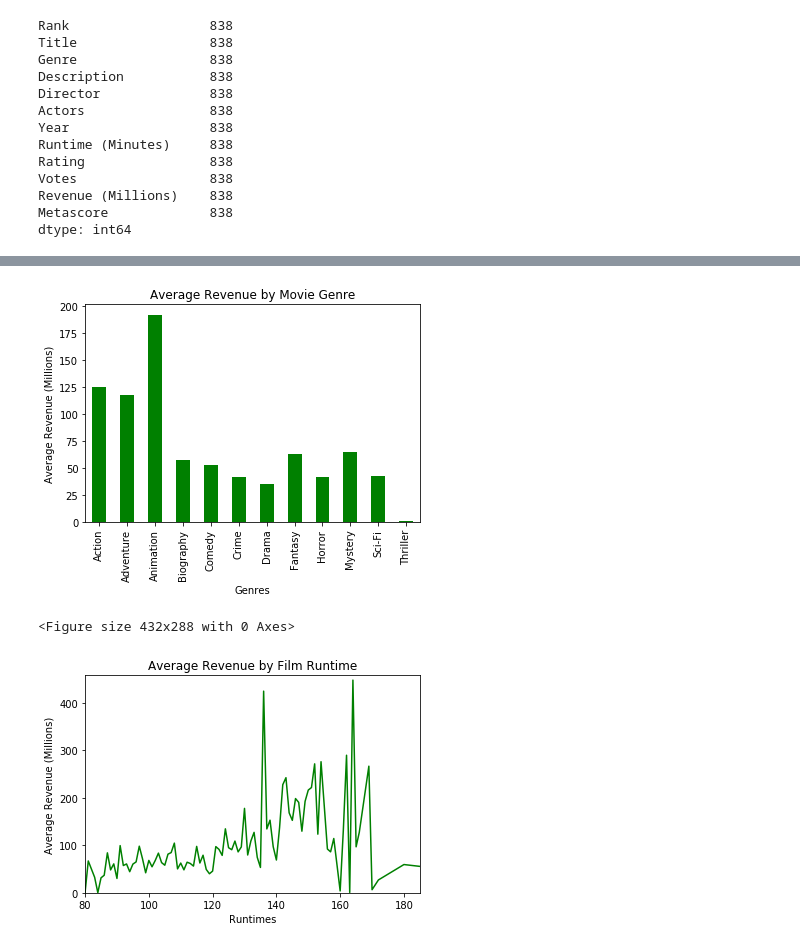
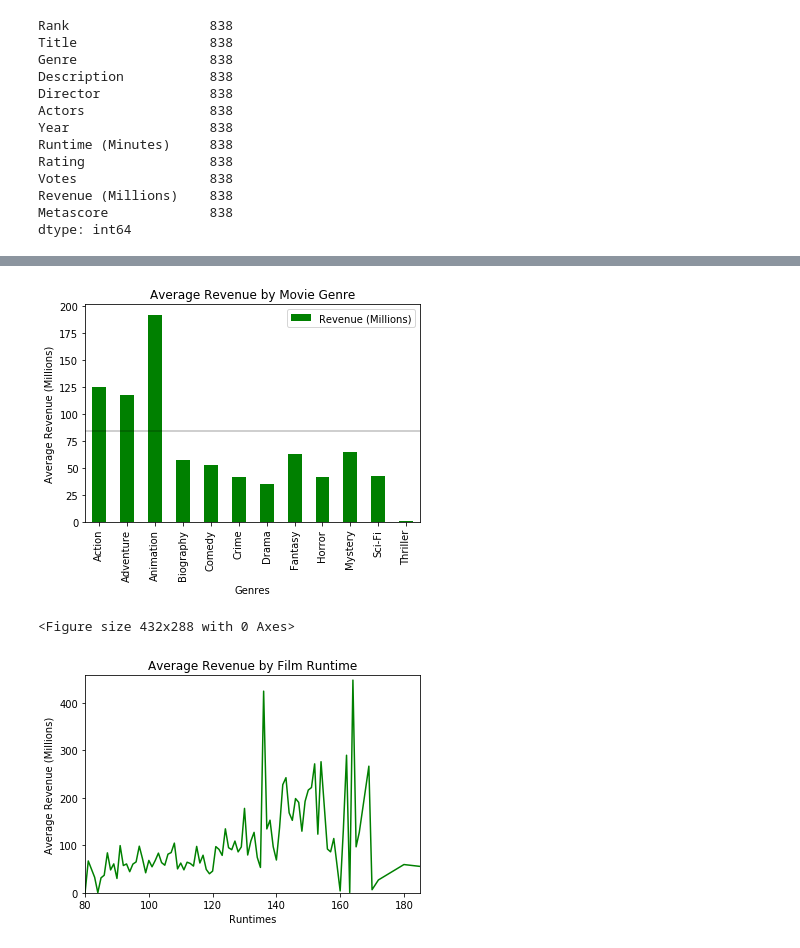
Before and after one commit to Abno-Distro-Group/final_project, a Jupyter notebook: Data Analysis and Visulations.ipynb, the cells around one changed output, grey strips where cells are left out. Drawn from its saved outputs; the diff is of its cells as text; code cells hidden in the pictures.

Commit message:
adding an avg rev line to bar graph

```diff
--- a/Data Analysis and Visulations.ipynb
+++ b/Data Analysis and Visulations.ipynb
@@ -92,20 +92,22 @@ summary_stats_revenue
 # %%
 #Charting average revenues of films by revenue
 genre_grouped = movie_data.groupby("Genre")
 
 revenue = genre_grouped["Revenue (Millions)"].mean()
 
 
 fig = revenue.plot(kind='bar', color = 'g').get_figure()
 plt.title("Average Revenue by Movie Genre")
 plt.ylabel("Average Revenue (Millions)")
 plt.xlabel("Genres")
+plt.hlines(avg_revenue, -1, 12, alpha=0.25)
+plt.legend()
 
 plt.show()
 plt.tight_layout()
 fig.savefig("images/avg_rev_genre.png")
 # %% [output]
-[figure, old version]
+[figure, new version]
 <Figure size 432x288 with 0 Axes>
 # %%
 #Average earnings by runtimes
```
Also changed, not shown: 1 other file.
